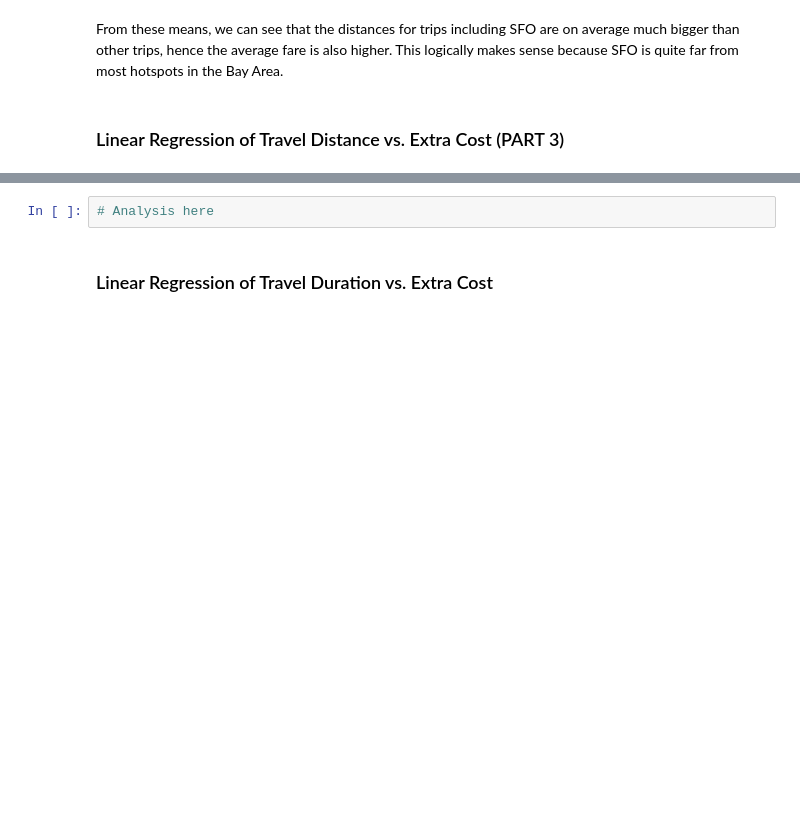
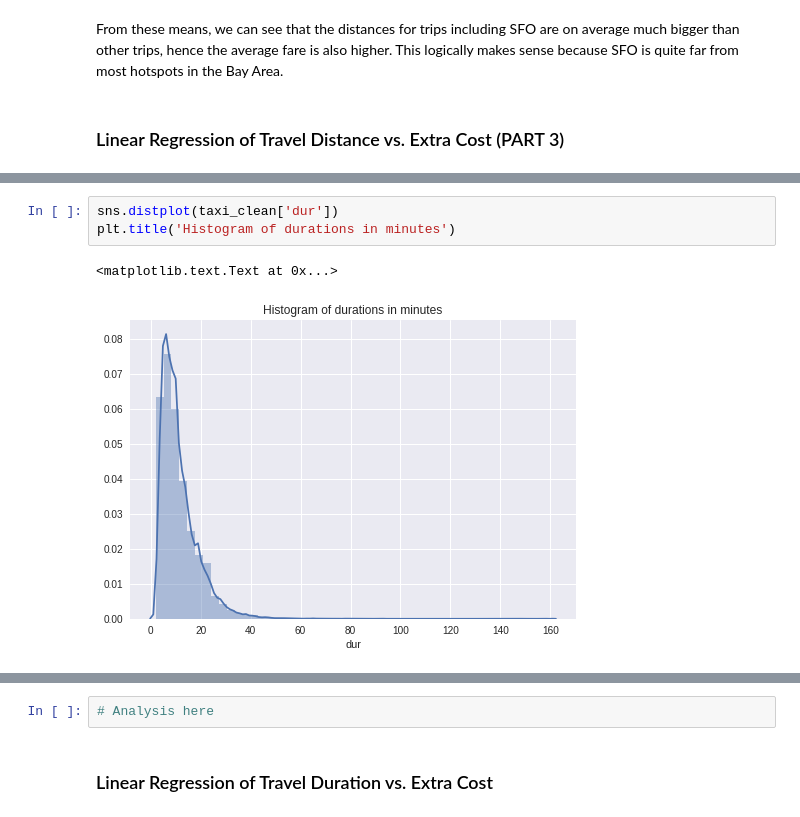
Before and after one commit to lawrencechen14/ce88-project, a Jupyter notebook: Exploration+of+Taxi+Trip+Fares+in+the+San+Francisco+Bay+Area.ipynb, the cells around one changed output, grey strips where cells are left out. Drawn from its saved outputs; the diff is of its cells as text; blank space fills up the shorter version.

```diff
--- a/Exploration+of+Taxi+Trip+Fares+in+the+San+Francisco+Bay+Area.ipynb
+++ b/Exploration+of+Taxi+Trip+Fares+in+the+San+Francisco+Bay+Area.ipynb
@@ -64,0 +116,6 @@ taxi.head()
+# %%
+sns.distplot(taxi_clean['dur'])
+plt.title('Histogram of durations in minutes')
+# %% [output]
+<matplotlib.text.Text at 0x...>
+[figure, added]
```
Also changed, not shown: parts of 26 cells of this notebook.
